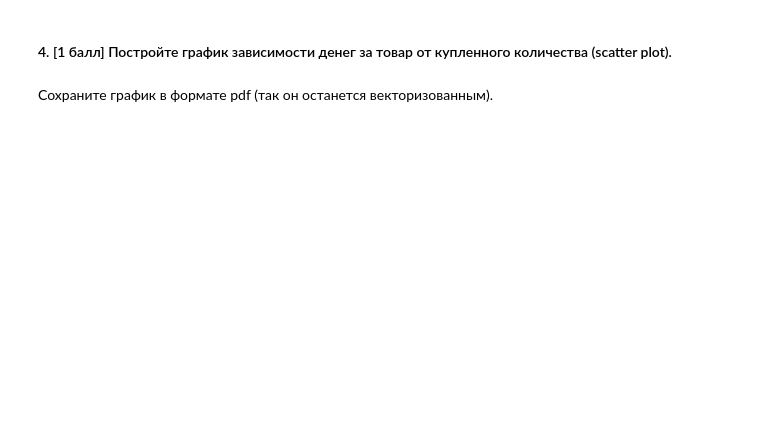
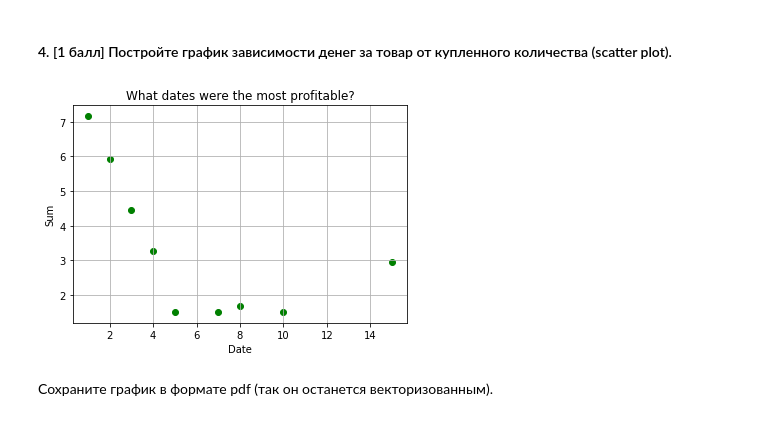
Before and after one commit to hse-mlearn/ha-01-Kedo-Aleksei, a Jupyter notebook: homework-practice-01.ipynb, the cells around one changed output. Saved outputs shown, nothing was run; the diff lists cells and outputs as text; code cells hidden in the pictures; blank space fills up the shorter version.

```diff
--- a/homework-practice-01.ipynb
+++ b/homework-practice-01.ipynb
@@ -393,2 +400,16 @@ plt.show()
+# %%
+x = df['quantity'].sort_values().unique()
+y = df.groupby('quantity')['one_item_price'].mean()
+# Если не считать unique и mean, то получается просто разброс точек по графику (это не дает значимой информации).
+plt.scatter(x, y, color='green')
+
+plt.grid()
+plt.xlabel('Date')
+plt.ylabel('Sum')
+plt.title('What dates were the most profitable?')
+
+plt.show()
+# %% [output]
+[figure, added]
 # %% [markdown]
 Сохраните график в формате pdf (так он останется векторизованным).
```
Also changed, not shown: parts of 17 cells of this notebook, 2 other files.
